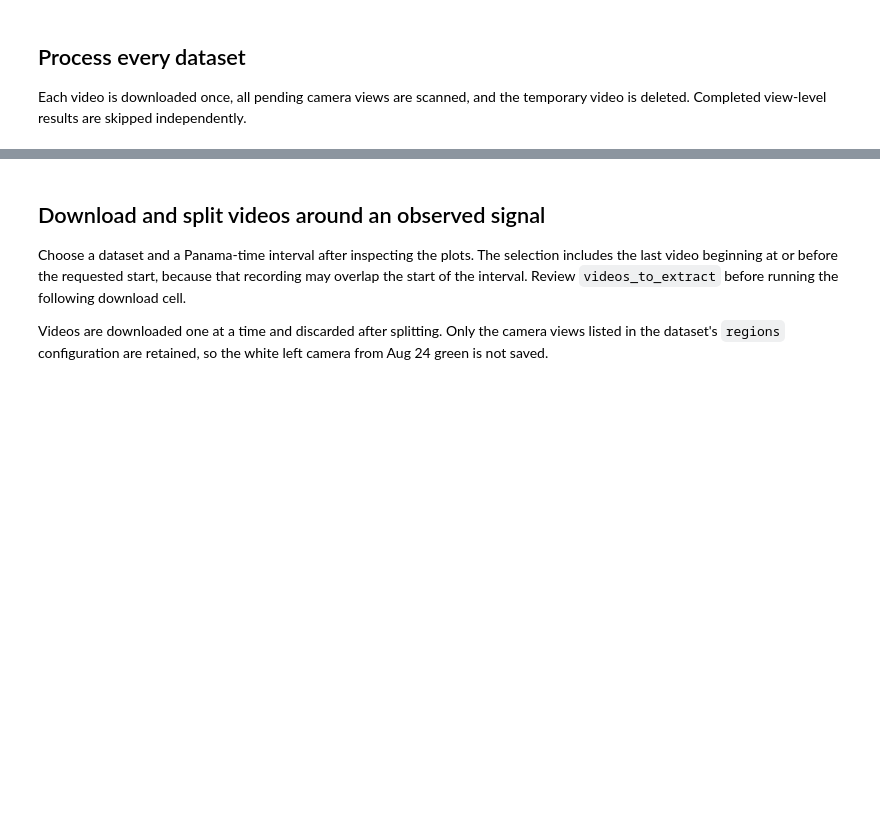
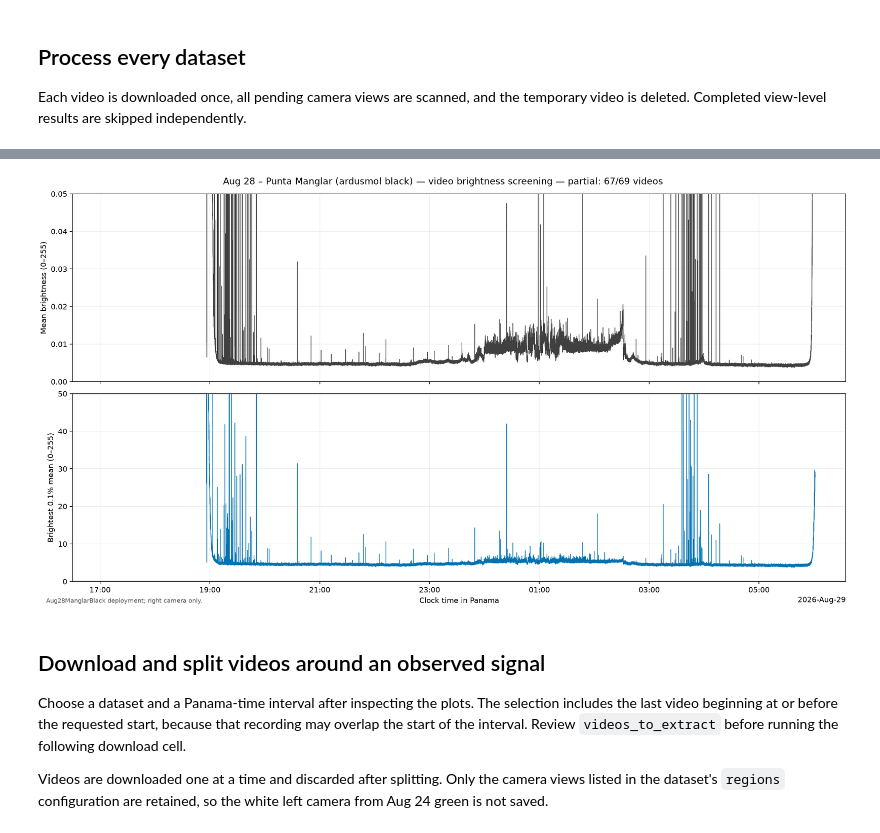
Before and after one commit to ucsb-oakley-lab/manta-analysis, a Jupyter notebook: notebooks/Ardusmol_brightness_screen_Bocas2026.ipynb, the cells around one changed output, grey strips where cells are left out. Drawn from its saved outputs; the diff is of its cells as text; code cells hidden in the pictures; blank space fills up the shorter version.

```diff
--- a/notebooks/Ardusmol_brightness_screen_Bocas2026.ipynb
+++ b/notebooks/Ardusmol_brightness_screen_Bocas2026.ipynb
@@ -334,0 +516,40 @@ for dataset_key, run in dataset_runs.items():
+# %%
+# Run this cell independently to plot the saved Aug 28 right-camera measurements.
+from pathlib import Path
+from zoneinfo import ZoneInfo
+import pandas as pd
+import matplotlib.pyplot as plt
+import matplotlib.dates as mdates
+
+aug28_root = Path.cwd()
+if not (aug28_root / "data").exists():
+    aug28_root = aug28_root.parent
+aug28_dir = aug28_root / "data/processed/brightness_parts/aug28_manglar_ardusmol_black"
+aug28_files = sorted(aug28_dir.glob("*_right_brightness.csv"))
+if not aug28_files:
+    raise FileNotFoundError(f"No completed Aug 28 measurements in {aug28_dir}")
+aug28_results = pd.concat([pd.read_csv(path) for path in aug28_files], ignore_index=True)
+aug28_results["time_panama"] = pd.to_datetime(
+    aug28_results["time_utc"], format="mixed", utc=True
+).dt.tz_convert("America/Panama")
+aug28_results = aug28_results.sort_values("time_panama")
+aug28_count = aug28_results["video"].nunique()
+print(f"Aug 28: {aug28_count}/69 videos; {len(aug28_results):,} sampled frames.")
+print(f"Coverage: {aug28_results.time_panama.min()} through {aug28_results.time_panama.max()}")
+aug28_fig, aug28_axes = plt.subplots(2, 1, figsize=(15, 8), sharex=True, constrained_layout=True)
+aug28_axes[0].plot(aug28_results.time_panama, aug28_results.mean_brightness, lw=0.7, color="0.25")
+aug28_axes[1].plot(aug28_results.time_panama, aug28_results.top_fraction_mean, lw=0.7, color="#0072B2")
+aug28_axes[0].set(ylabel="Mean brightness (0–255)", ylim=(0, 0.05))
+aug28_axes[1].set(ylabel="Brightest 0.1% mean (0–255)", ylim=(0, 50), xlabel="Clock time in Panama",
+                  xlim=(pd.Timestamp("2026-08-28 16:30", tz="America/Panama"), None))
+for aug28_axis in aug28_axes:
+    aug28_axis.grid(alpha=0.2)
+aug28_locator = mdates.AutoDateLocator(minticks=4, maxticks=12)
+aug28_axes[1].xaxis.set_major_locator(aug28_locator)
+aug28_axes[1].xaxis.set_major_formatter(mdates.ConciseDateFormatter(aug28_locator, tz=ZoneInfo("America/Panama")))
+aug28_suffix = f" — partial: {aug28_count}/69 videos" if aug28_count < 69 else ""
+aug28_fig.suptitle("Aug 28 – Punta Manglar (ardusmol black) — video brightness screening" + aug28_suffix)
+aug28_fig.text(0.01, 0.01, "Aug28ManglarBlack deployment; right camera only.", fontsize=8, color="0.35")
+aug28_fig.savefig(aug28_dir / "aug28_brightness_screen.png", dpi=160)
+plt.show()
+# %% [output]
@@ -335,3 +557,4 @@ for dataset_key, run in dataset_runs.items():
+[figure, added]
 # %% [markdown]
 ## Download and split videos around an observed signal
 
```
Also changed, not shown: parts of 8 cells of this notebook, 8 other files.
